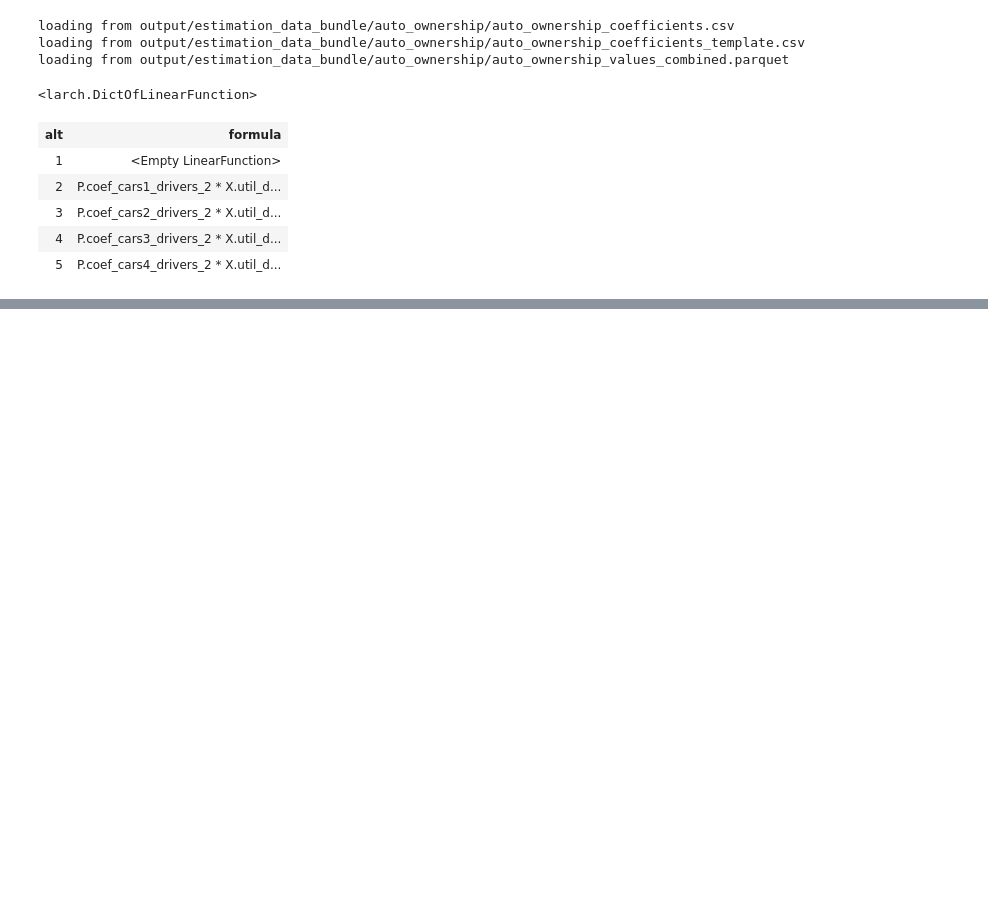
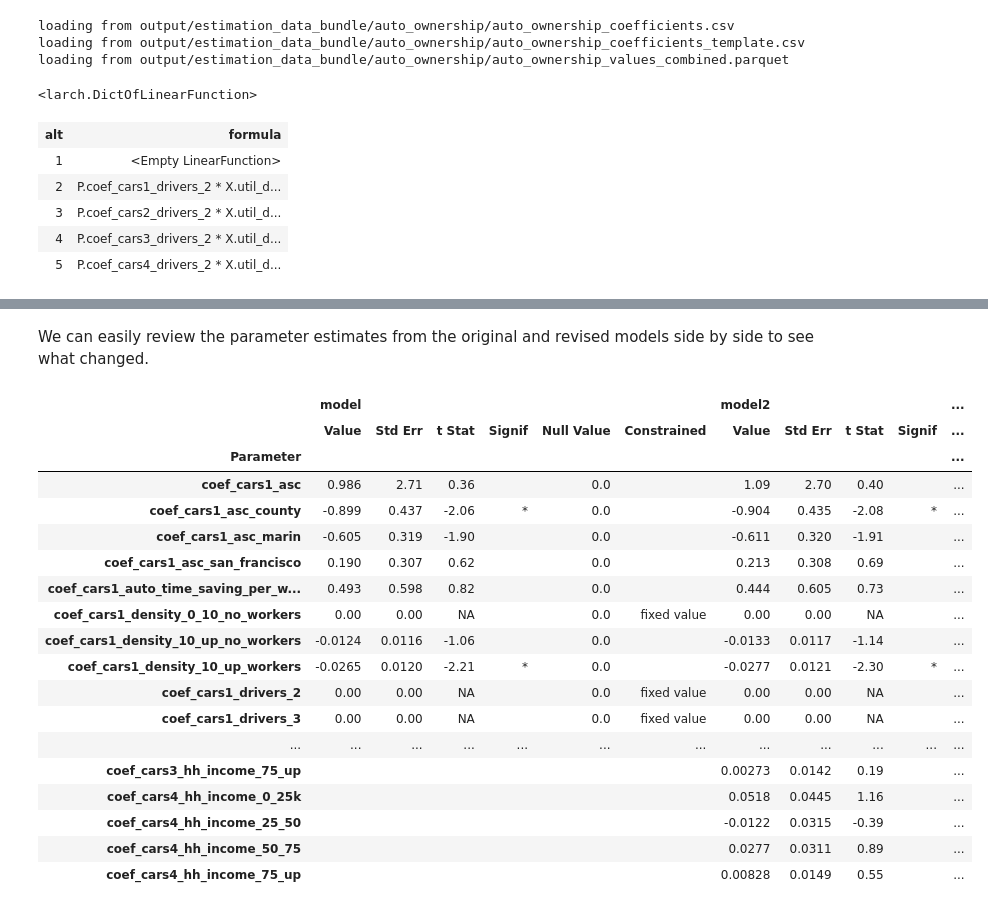
Before and after one commit to driftlesslabs/activitysim, a Jupyter notebook: activitysim/examples/example_estimation/notebooks/04_auto_ownership.ipynb, the cells around one changed output, grey strips where cells are left out. Drawn from its saved outputs; the diff is of its cells as text; code cells hidden in the pictures; blank space fills up the shorter version.

Commit message:
re-estimation demo for auto ownership

```diff
--- a/activitysim/examples/example_estimation/notebooks/04_auto_ownership.ipynb
+++ b/activitysim/examples/example_estimation/notebooks/04_auto_ownership.ipynb
@@ -289,3 +284,32 @@ if you get poor results, consider setting global bounds with model.set_cap()
 | n_cases | 2000 |
 | iteration_number | 91 |
 | loglike | -1790.4856802534368 |
+# %% [markdown]
+We can easily review the parameter estimates from the original and
+revised models side by side to see what changed.
+# %%
+with pd.option_context('display.max_rows', 999):
+    display(pd.concat({
+        "model": model.parameter_summary().data,
+        "model2": model2.parameter_summary().data,
+    }, axis=1).fillna(""))
+# %% [output]
+|  | model |  |  |  |  |  | model2 |  |  |  | ... |
+|  | Value | Std Err | t Stat | Signif | Null Value | Constrained | Value | Std Err | t Stat | Signif | ... |
+| Parameter |  |  |  |  |  |  |  |  |  |  | ... |
+| coef_cars1_asc | 0.986 | 2.71 | 0.36 |  | 0.0 |  | 1.09 | 2.70 | 0.40 |  | ... |
+| coef_cars1_asc_county | -0.899 | 0.437 | -2.06 | * | 0.0 |  | -0.904 | 0.435 | -2.08 | * | ... |
+| coef_cars1_asc_marin | -0.605 | 0.319 | -1.90 |  | 0.0 |  | -0.611 | 0.320 | -1.91 |  | ... |
+| coef_cars1_asc_san_francisco | 0.190 | 0.307 | 0.62 |  | 0.0 |  | 0.213 | 0.308 | 0.69 |  | ... |
+| coef_cars1_auto_time_saving_per_w... | 0.493 | 0.598 | 0.82 |  | 0.0 |  | 0.444 | 0.605 | 0.73 |  | ... |
+| coef_cars1_density_0_10_no_workers | 0.00 | 0.00 | NA |  | 0.0 | fixed value | 0.00 | 0.00 | NA |  | ... |
+| coef_cars1_density_10_up_no_workers | -0.0124 | 0.0116 | -1.06 |  | 0.0 |  | -0.0133 | 0.0117 | -1.14 |  | ... |
+| coef_cars1_density_10_up_workers | -0.0265 | 0.0120 | -2.21 | * | 0.0 |  | -0.0277 | 0.0121 | -2.30 | * | ... |
+| coef_cars1_drivers_2 | 0.00 | 0.00 | NA |  | 0.0 | fixed value | 0.00 | 0.00 | NA |  | ... |
+| coef_cars1_drivers_3 | 0.00 | 0.00 | NA |  | 0.0 | fixed value | 0.00 | 0.00 | NA |  | ... |
+| ... | ... | ... | ... | ... | ... | ... | ... | ... | ... | ... | ... |
+| coef_cars3_hh_income_75_up |  |  |  |  |  |  | 0.00273 | 0.0142 | 0.19 |  | ... |
+| coef_cars4_hh_income_0_25k |  |  |  |  |  |  | 0.0518 | 0.0445 | 1.16 |  | ... |
+| coef_cars4_hh_income_25_50 |  |  |  |  |  |  | -0.0122 | 0.0315 | -0.39 |  | ... |
+| coef_cars4_hh_income_50_75 |  |  |  |  |  |  | 0.0277 | 0.0311 | 0.89 |  | ... |
+| coef_cars4_hh_income_75_up |  |  |  |  |  |  | 0.00828 | 0.0149 | 0.55 |  | ... |
```
Also changed, not shown: parts of 5 cells of this notebook, 1 other file.
